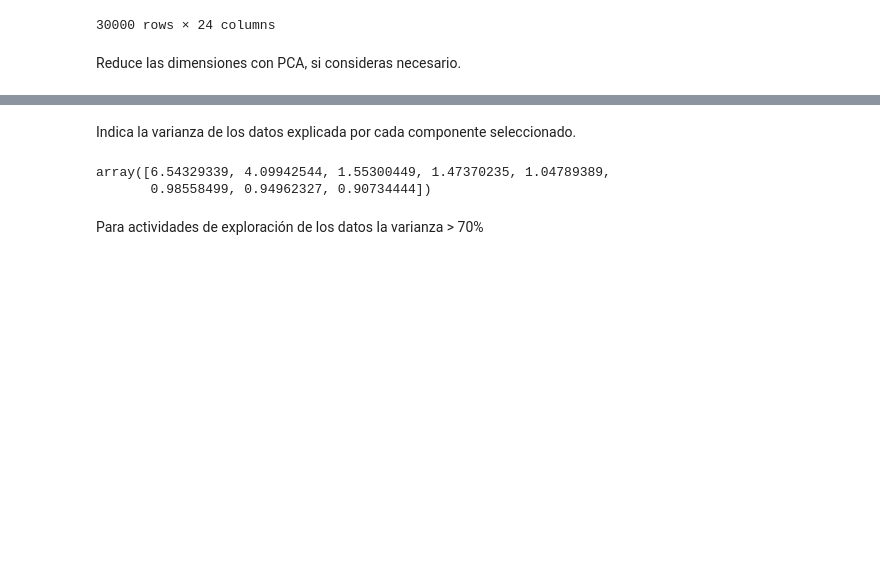
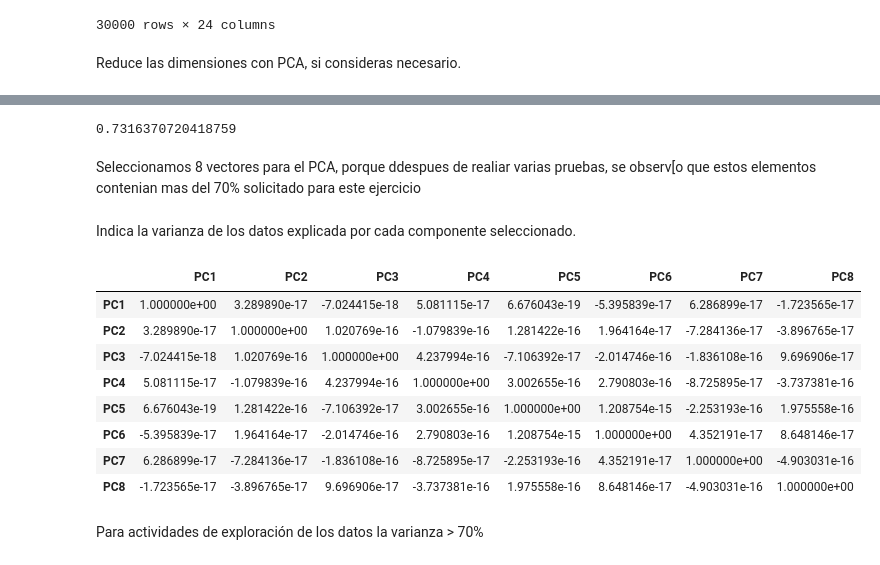
Before and after one commit to PosgradoMNA/actividades-de-aprendizaje-KarltonBotics, a Jupyter notebook: DS_Semana_6_Visuzalización_final (1).ipynb, the cells around one changed output, grey strips where cells are left out. Drawn from its saved outputs; the diff is of its cells as text; code cells hidden in the pictures; blank space fills up the shorter version.

```diff
--- a/DS_Semana_6_Visuzalización_final (1).ipynb
+++ b/DS_Semana_6_Visuzalización_final (1).ipynb
@@ -317,12 +351,35 @@ Forma despues de aplicar el  PCA:  (30000, 8)
 30000 rows × 9 columns
+# %%
+mi_pca.explained_variance_ratio_.sum()
+# %% [output]
+0.7316370720418759
+# %% [markdown]
+Seleccionamos 8 vectores para el PCA, porque ddespues de realiar varias pruebas, se observ[o que estos elementos contenian mas del 70% solicitado para este ejercicio
 # %% [markdown]
 Indica la varianza de los datos explicada por cada componente seleccionado.
-# %%
-#Variabza usamo el atributo explained_variance_
-mi_pca.explained_variance_
-# %% [output]
-array([6.54329339, 4.09942544, 1.55300449, 1.47370235, 1.04789389,
-       0.98558499, 0.94962327, 0.90734444])
+# %%
+#Variabza usamo el atributo explained_variance_
+mi_pca.explained_variance_
+#Otra forma de ver la varianza es a travez de la funcion de cov de nyumpy
+# Considerese, que para esta revision, se tomo el dataframe original, antes del PCA
+varianza = np.cov(df_cleaned.T)
+varianza
+
+#Podemos ver la correlaci[on de los datos
+df_con_pca.corr()
+#Por el momento no deseamos imprimir el heatmap
+#sns.set(rc={'figure.figsize':(20,20)})
+#sns.heatmap(varianza, cmap = 'BuGn', annot=True,)
+# %% [output]
+|  | PC1 | PC2 | PC3 | PC4 | PC5 | PC6 | PC7 | PC8 |
+| PC1 | 1.000000e+00 | 3.289890e-17 | -7.024415e-18 | 5.081115e-17 | 6.676043e-19 | -5.395839e-17 | 6.286899e-17 | -1.723565e-17 |
+| PC2 | 3.289890e-17 | 1.000000e+00 | 1.020769e-16 | -1.079839e-16 | 1.281422e-16 | 1.964164e-17 | -7.284136e-17 | -3.896765e-17 |
+| PC3 | -7.024415e-18 | 1.020769e-16 | 1.000000e+00 | 4.237994e-16 | -7.106392e-17 | -2.014746e-16 | -1.836108e-16 | 9.696906e-17 |
+| PC4 | 5.081115e-17 | -1.079839e-16 | 4.237994e-16 | 1.000000e+00 | 3.002655e-16 | 2.790803e-16 | -8.725895e-17 | -3.737381e-16 |
+| PC5 | 6.676043e-19 | 1.281422e-16 | -7.106392e-17 | 3.002655e-16 | 1.000000e+00 | 1.208754e-15 | -2.253193e-16 | 1.975558e-16 |
+| PC6 | -5.395839e-17 | 1.964164e-17 | -2.014746e-16 | 2.790803e-16 | 1.208754e-15 | 1.000000e+00 | 4.352191e-17 | 8.648146e-17 |
+| PC7 | 6.286899e-17 | -7.284136e-17 | -1.836108e-16 | -8.725895e-17 | -2.253193e-16 | 4.352191e-17 | 1.000000e+00 | -4.903031e-16 |
+| PC8 | -1.723565e-17 | -3.896765e-17 | 9.696906e-17 | -3.737381e-16 | 1.975558e-16 | 8.648146e-17 | -4.903031e-16 | 1.000000e+00 |
 # %% [markdown]
 Para actividades de exploración de los datos la varianza > 70%
 # %%
```
Also changed, not shown: parts of 31 cells of this notebook.
